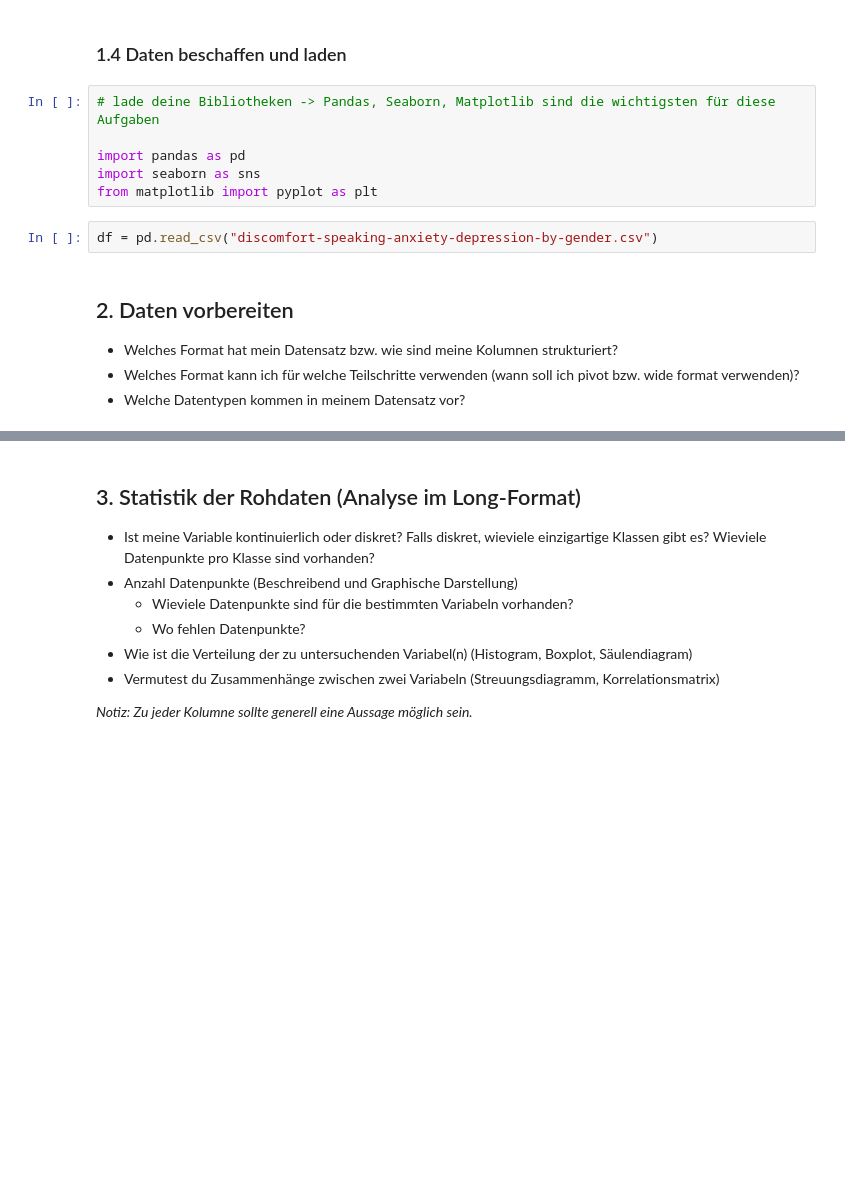
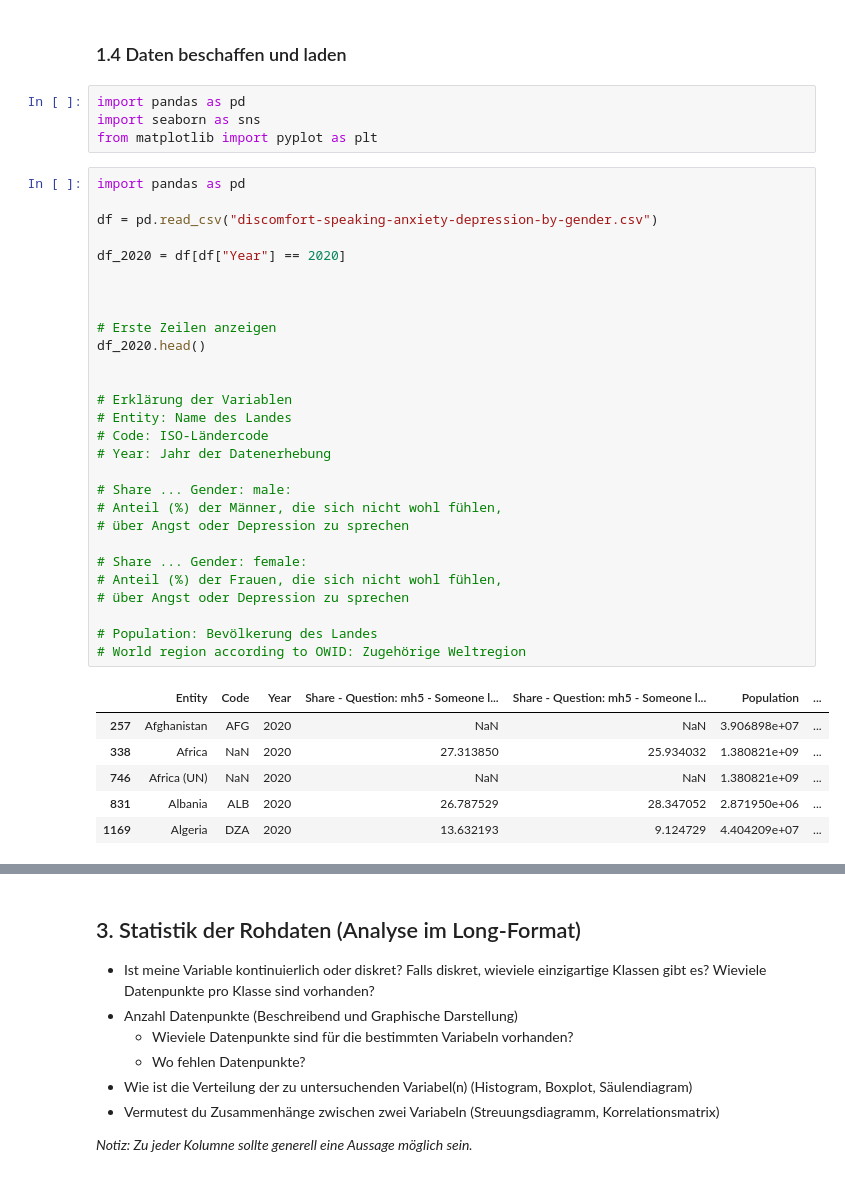
Before and after one commit to CarolinaTresch/Burden_of_Mental_Illness, a Jupyter notebook: Discomfort Speaking Anxiety by gender.ipynb, the cells around one changed output, grey strips where cells are left out. Drawn from its saved outputs; the diff is of its cells as text; blank space fills up the shorter version.

```diff
--- a/Discomfort Speaking Anxiety by gender.ipynb
+++ b/Discomfort Speaking Anxiety by gender.ipynb
@@ -30,15 +21,41 @@ Beispiele für mögliche Datenquellen:
 # %% [markdown]
 ### 1.4 Daten beschaffen und laden
 # %%
-# lade deine Bibliotheken -> Pandas, Seaborn, Matplotlib sind die wichtigsten für diese Aufgaben
-
 import pandas as pd
 import seaborn as sns
 from matplotlib import pyplot as plt
-# %%
-df = pd.read_csv("discomfort-speaking-anxiety-depression-by-gender.csv")
-# %% [markdown]
-## 2. Daten vorbereiten
-- Welches Format hat mein Datensatz bzw. wie sind meine Kolumnen strukturiert?
-- Welches Format kann ich für welche Teilschritte verwenden (wann soll ich pivot bzw. wide format verwenden)?
-- Welche Datentypen kommen in meinem Datensatz vor?
+# %%
+import pandas as pd
+
+df = pd.read_csv("discomfort-speaking-anxiety-depression-by-gender.csv")
+
+df_2020 = df[df["Year"] == 2020]
+
+
+
+# Erste Zeilen anzeigen
+df_2020.head()
+
+
+# Erklärung der Variablen
+# Entity: Name des Landes
+# Code: ISO-Ländercode
+# Year: Jahr der Datenerhebung
+
+# Share ... Gender: male:
+# Anteil (%) der Männer, die sich nicht wohl fühlen,
+# über Angst oder Depression zu sprechen
+
+# Share ... Gender: female:
+# Anteil (%) der Frauen, die sich nicht wohl fühlen,
+# über Angst oder Depression zu sprechen
+
+# Population: Bevölkerung des Landes
+# World region according to OWID: Zugehörige Weltregion
+# %% [output]
+|  | Entity | Code | Year | Share - Question: mh5 - Someone l... | Share - Question: mh5 - Someone l... | Population | ... |
+| 257 | Afghanistan | AFG | 2020 | NaN | NaN | 3.906898e+07 | ... |
+| 338 | Africa | NaN | 2020 | 27.313850 | 25.934032 | 1.380821e+09 | ... |
+| 746 | Africa (UN) | NaN | 2020 | NaN | NaN | 1.380821e+09 | ... |
+| 831 | Albania | ALB | 2020 | 26.787529 | 28.347052 | 2.871950e+06 | ... |
+| 1169 | Algeria | DZA | 2020 | 13.632193 | 9.124729 | 4.404209e+07 | ... |
```
Also changed, not shown: parts of 12 cells of this notebook, 4 other files.
